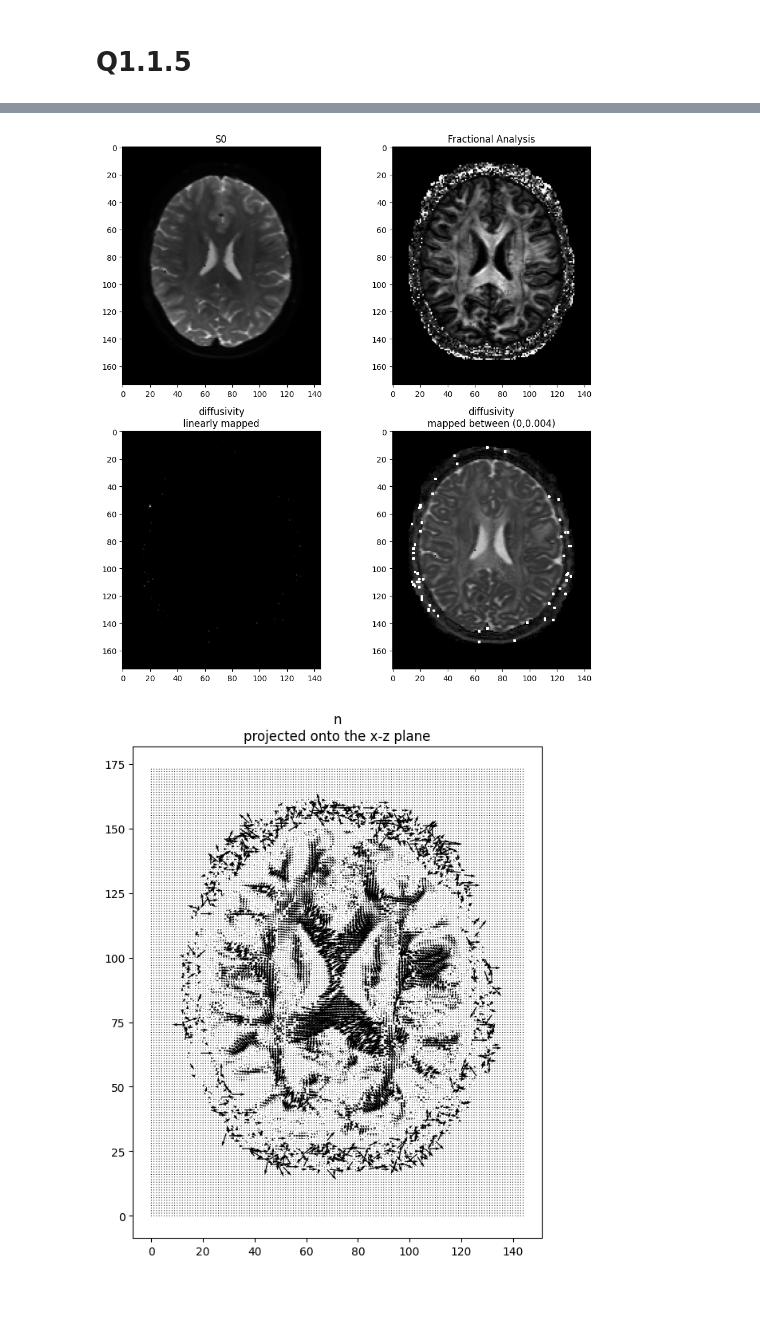
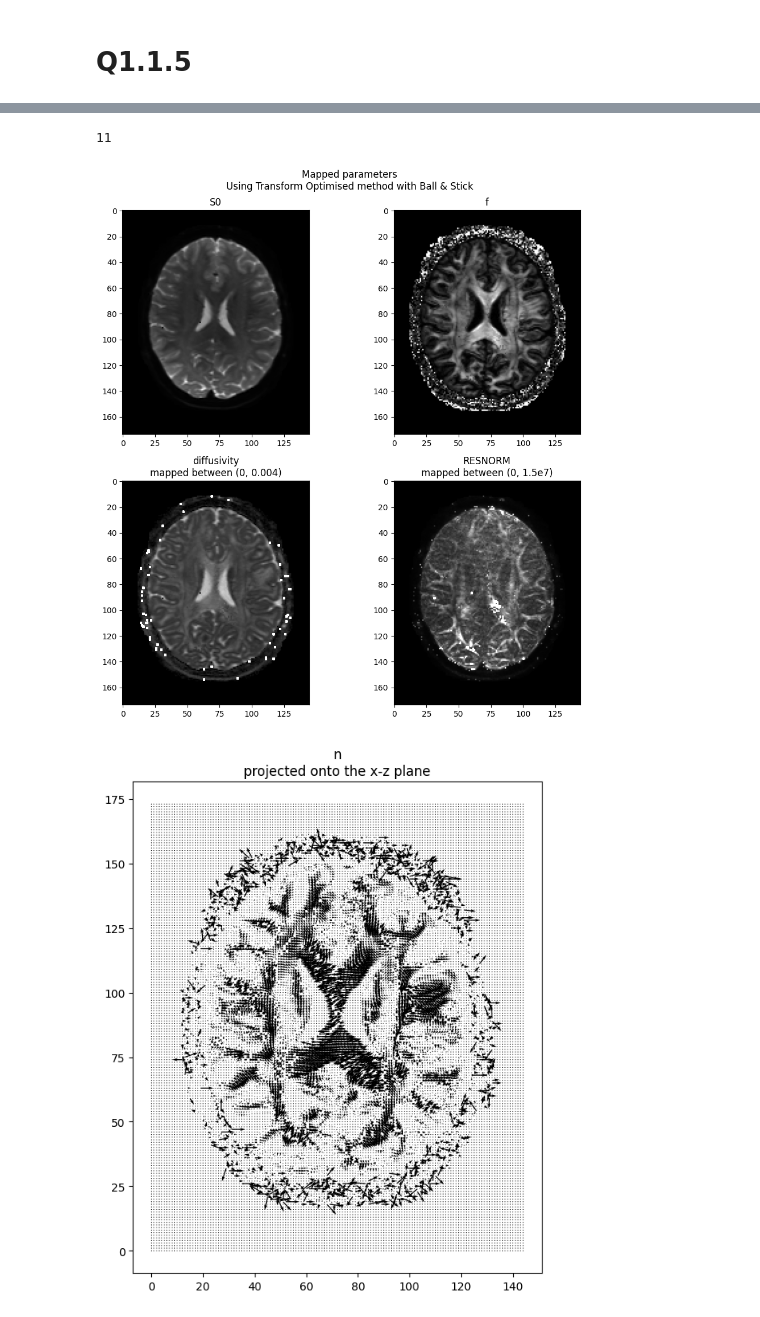
Before and after one commit to fclarke1/modelling-bio-imaging-comp0118, a Jupyter notebook: assignment_1/q1_1.ipynb, the cells around one changed output, grey strips where cells are left out. Drawn from its saved outputs; the diff is of its cells as text; code cells hidden in the pictures.

```diff
--- a/assignment_1/q1_1.ipynb
+++ b/assignment_1/q1_1.ipynb
@@ -438,48 +410,54 @@ expected SS: 4320000, calculated SS: 5871996.800798102, diff: -1551996.800798102
+# %%
+# Calculate RESNORM across the image slice
+
+RESNORM = np.zeros(shape=(dim_i, dim_j))
+
+for i in range(dim_i):
+    for j in range(dim_j):
+        RESNORM[i,j] = BallStickSSD(X[i,j,:], voxel=dwis[:,i,j, im_slice])
+# %%
+(RESNORM > 4e7).sum()
+# %% [output]
+11
 # %%
 # plot the S0, d, f, and the RESNORM, and fibre direction of n
-"""
-so = x[0]
-diff = x[1]
-f = x[2]
-theta = x[3]
-phi = x[4]
-"""
 
 S0 = X[:,:,0]
 d_raw = X[:,:,1]
 d_processed = np.where(d_raw > 3, 0, d_raw)
 f = X[:,:,2]
 theta = X[:,:,3]
 phi = X[:,:,4]
 
 n_zplane_x = np.sin(theta) * np.cos(phi) * f
 n_zplane_y = - np.sin(theta) * np.sin(phi) * f
 
 n_yplane_x = np.sin(theta) * np.sin(phi) * f
 n_yplane_y = np.cos(theta) * f
 
 
 # plot FA
 # Create a 2x2 grid of subplots
 fig, axs = plt.subplots(2,2, figsize=(10, 10))
+fig.suptitle('Mapped parameters\nUsing Transform Optimised method with Ball & Stick')
 
 axs[0,0].imshow(np.flipud(S0.T), cmap='gray')
 axs[0,0].set_title('S0')
 
 axs[0,1].imshow(np.flipud(f.T), cmap='gray')
-axs[0,1].set_title('Fractional Analysis')
+axs[0,1].set_title('f')
 
-axs[1,0].imshow(np.flipud(d_raw.T), cmap='gray')
-axs[1,0].set_title('diffusivity\nlinearly mapped')
+axs[1,0].imshow(np.flipud(d_raw.T), cmap='gray', vmax=0.004)
+axs[1,0].set_title('diffusivity\nmapped between (0, 0.004)')
 
-axs[1,1].imshow(np.flipud(d_raw.T), cmap='gray', vmax=0.004)
-axs[1,1].set_title('diffusivity\nmapped between (0,0.004)')
+axs[1,1].imshow(np.flipud(RESNORM.T), cmap='gray', vmax=1.5e7)
+axs[1,1].set_title('RESNORM\nmapped between (0, 1.5e7)')
 
 # Show the plot
 plt.tight_layout()
 plt.show()
 # %% [output]
-[figure, old version]
+[figure, new version]
 # %%
 
 fig, axs = plt.subplots(1, figsize=(8, 8))
```
Also changed, not shown: parts of 4 cells of this notebook, 1 other file.
